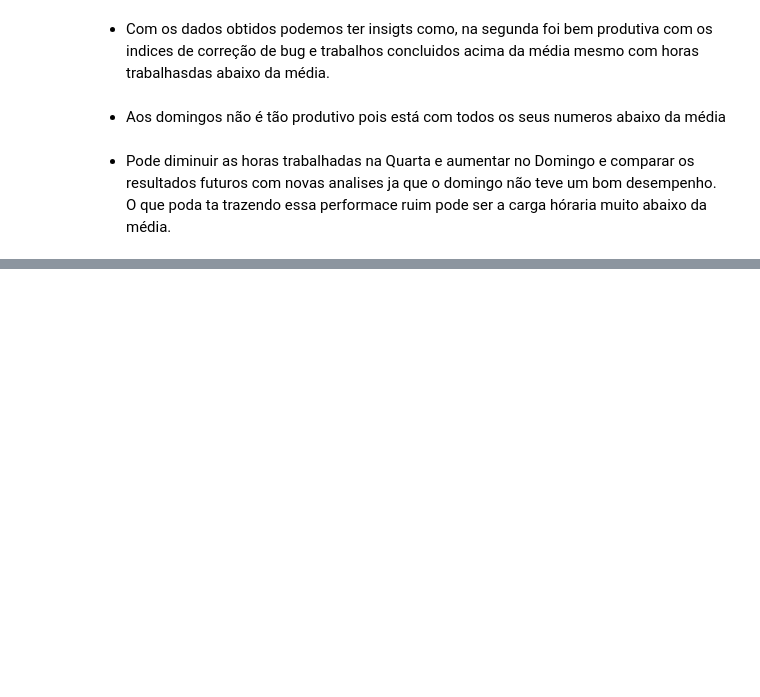
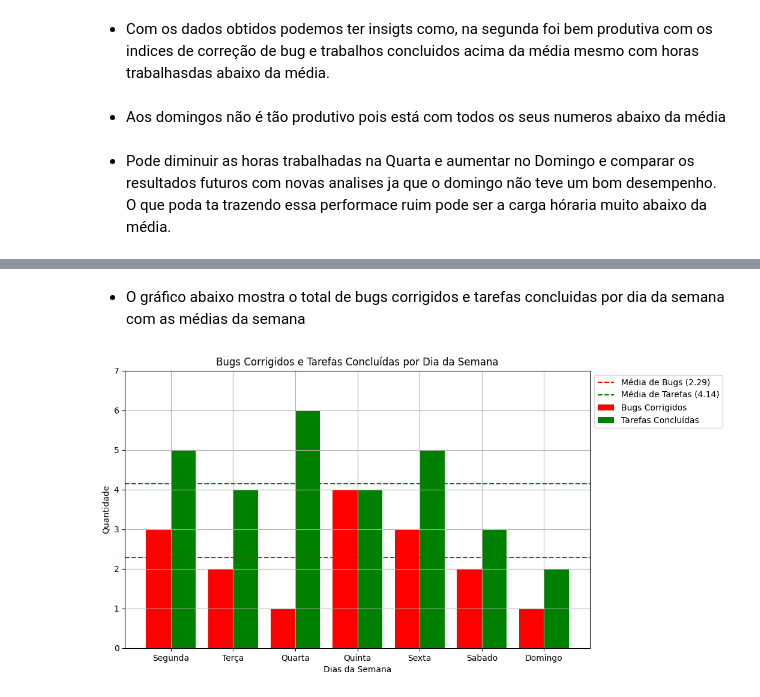
Before and after one commit to RafaelMoreiraDev/analise_relatorios_de_progresso, a Jupyter notebook: analise_dados.ipynb, the cells around one changed output, grey strips where cells are left out. Drawn from its saved outputs; the diff is of its cells as text; code cells hidden in the pictures; blank space fills up the shorter version.

```diff
--- a/analise_dados.ipynb
+++ b/analise_dados.ipynb
@@ -110,0 +162,44 @@ df_relatorio_completo.T
+# %% [markdown]
+- O gráfico abaixo mostra o total de bugs corrigidos e tarefas concluidas por dia da semana com as médias da semana
+# %%
+# Criando o DataFrame
+df_relatorio = pd.DataFrame(relatorio)
+
+# Criando o gráfico de barras
+plt.figure(figsize=(10, 6))
+
+# Definindo a largura das barras
+bar_width = 0.4
+
+# Posições das barras no eixo x
+pos = list(range(len(df_relatorio)))
+
+# Plotando as barras de bugs corrigidos
+plt.bar(pos, df_relatorio['Bugs Corrigidos'], width=bar_width, align='center', label='Bugs Corrigidos', color='r')
+
+# Plotando as barras de tarefas concluídas
+plt.bar([p + bar_width for p in pos], df_relatorio['Tarefas Concluídas'], width=bar_width, align='center', label='Tarefas Concluídas', color='g')
+
+# Calculando as médias de bugs corrigidos e tarefas concluídas
+media_bugs = df_relatorio['Bugs Corrigidos'].mean()
+media_tarefas = df_relatorio['Tarefas Concluídas'].mean()
+
+# Adicionando as linhas de média no gráfico
+plt.axhline(media_bugs, color='r', linestyle='dashed', label=f'Média de Bugs ({media_bugs:.2f})')
+plt.axhline(media_tarefas, color='g', linestyle='dashed', label=f'Média de Tarefas ({media_tarefas:.2f})')
+
+# Configurando o eixo x
+plt.xticks([p + bar_width / 2 for p in pos], df_relatorio['Dias da Semana'])
+plt.xlabel('Dias da Semana')
+
+# Configurando o eixo y
+plt.ylabel('Quantidade')
+plt.ylim(0, max(max(df_relatorio['Bugs Corrigidos']), max(df_relatorio['Tarefas Concluídas'])) + 1)
+
+plt.title('Bugs Corrigidos e Tarefas Concluídas por Dia da Semana')
+plt.legend(loc='upper left', bbox_to_anchor=(1, 1))
+plt.grid(True)
+
+plt.show()
+# %% [output]
+[figure, added]
```
Also changed, not shown: parts of 9 cells of this notebook, 4 other files.
